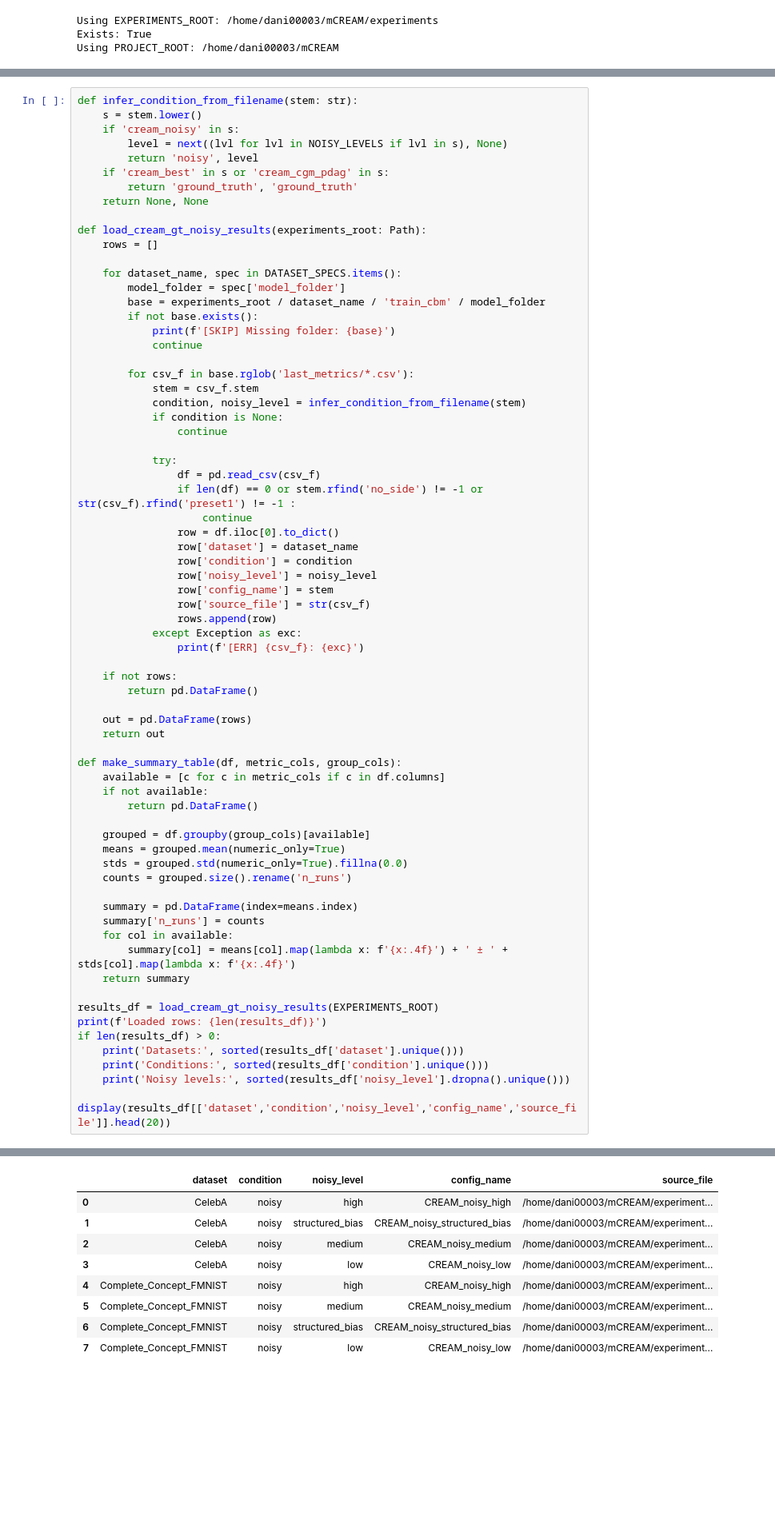
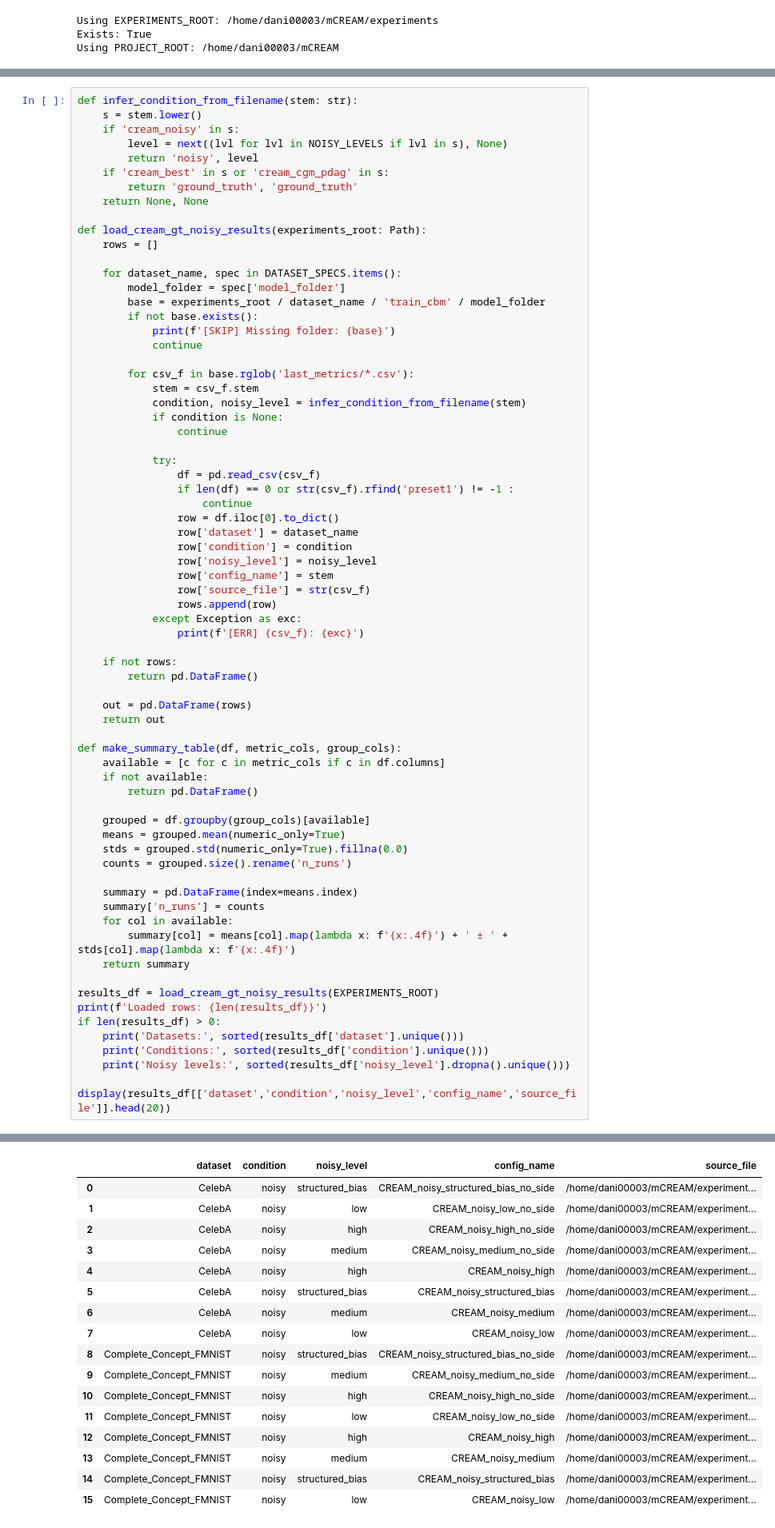
Before and after one commit to daniyaniazi/mCREAM, a Jupyter notebook: notebook/cream_noisy_analysis.ipynb, the cells around one changed output, grey strips where cells are left out. Shown at 80% size. Drawn from its saved outputs; the diff is of its cells as text; blank space fills up the shorter version.

```diff
--- a/notebook/cream_noisy_analysis.ipynb
+++ b/notebook/cream_noisy_analysis.ipynb
@@ -149,7 +149,7 @@ def load_cream_gt_noisy_results(experiments_root: Path):
 
             try:
                 df = pd.read_csv(csv_f)
-                if len(df) == 0 or stem.rfind('no_side') != -1 or str(csv_f).rfind('preset1') != -1 :
+                if len(df) == 0 or str(csv_f).rfind('preset1') != -1 :
                     continue
                 row = df.iloc[0].to_dict()
                 row['dataset'] = dataset_name
@@ -195,15 +195,23 @@ Loaded rows: 8
 Datasets: ['CelebA', 'Complete_Concept_FMNIST']
 Conditions: ['noisy']
 Noisy levels: ['high', 'low', 'medium', 'structured_bias']
 |  | dataset | condition | noisy_level | config_name | source_file |
-| 0 | CelebA | noisy | high | CREAM_noisy_high | /home/dani00003/mCREAM/experiment... |
-| 1 | CelebA | noisy | structured_bias | CREAM_noisy_structured_bias | /home/dani00003/mCREAM/experiment... |
-| 2 | CelebA | noisy | medium | CREAM_noisy_medium | /home/dani00003/mCREAM/experiment... |
-| 3 | CelebA | noisy | low | CREAM_noisy_low | /home/dani00003/mCREAM/experiment... |
-| 4 | Complete_Concept_FMNIST | noisy | high | CREAM_noisy_high | /home/dani00003/mCREAM/experiment... |
-| 5 | Complete_Concept_FMNIST | noisy | medium | CREAM_noisy_medium | /home/dani00003/mCREAM/experiment... |
-| 6 | Complete_Concept_FMNIST | noisy | structured_bias | CREAM_noisy_structured_bias | /home/dani00003/mCREAM/experiment... |
-| 7 | Complete_Concept_FMNIST | noisy | low | CREAM_noisy_low | /home/dani00003/mCREAM/experiment... |
+| 0 | CelebA | noisy | structured_bias | CREAM_noisy_structured_bias_no_side | /home/dani00003/mCREAM/experiment... |
+| 1 | CelebA | noisy | low | CREAM_noisy_low_no_side | /home/dani00003/mCREAM/experiment... |
+| 2 | CelebA | noisy | high | CREAM_noisy_high_no_side | /home/dani00003/mCREAM/experiment... |
+| 3 | CelebA | noisy | medium | CREAM_noisy_medium_no_side | /home/dani00003/mCREAM/experiment... |
+| 4 | CelebA | noisy | high | CREAM_noisy_high | /home/dani00003/mCREAM/experiment... |
+| 5 | CelebA | noisy | structured_bias | CREAM_noisy_structured_bias | /home/dani00003/mCREAM/experiment... |
+| 6 | CelebA | noisy | medium | CREAM_noisy_medium | /home/dani00003/mCREAM/experiment... |
+| 7 | CelebA | noisy | low | CREAM_noisy_low | /home/dani00003/mCREAM/experiment... |
+| 8 | Complete_Concept_FMNIST | noisy | structured_bias | CREAM_noisy_structured_bias_no_side | /home/dani00003/mCREAM/experiment... |
+| 9 | Complete_Concept_FMNIST | noisy | medium | CREAM_noisy_medium_no_side | /home/dani00003/mCREAM/experiment... |
+| 10 | Complete_Concept_FMNIST | noisy | high | CREAM_noisy_high_no_side | /home/dani00003/mCREAM/experiment... |
+| 11 | Complete_Concept_FMNIST | noisy | low | CREAM_noisy_low_no_side | /home/dani00003/mCREAM/experiment... |
+| 12 | Complete_Concept_FMNIST | noisy | high | CREAM_noisy_high | /home/dani00003/mCREAM/experiment... |
+| 13 | Complete_Concept_FMNIST | noisy | medium | CREAM_noisy_medium | /home/dani00003/mCREAM/experiment... |
+| 14 | Complete_Concept_FMNIST | noisy | structured_bias | CREAM_noisy_structured_bias | /home/dani00003/mCREAM/experiment... |
+| 15 | Complete_Concept_FMNIST | noisy | low | CREAM_noisy_low | /home/dani00003/mCREAM/experiment... |
 # %% [markdown]
 ## 3) Metric Tables: Ground-Truth vs Noisy (Both Datasets)
 # %%
```
Also changed, not shown: parts of 2 cells of this notebook.
